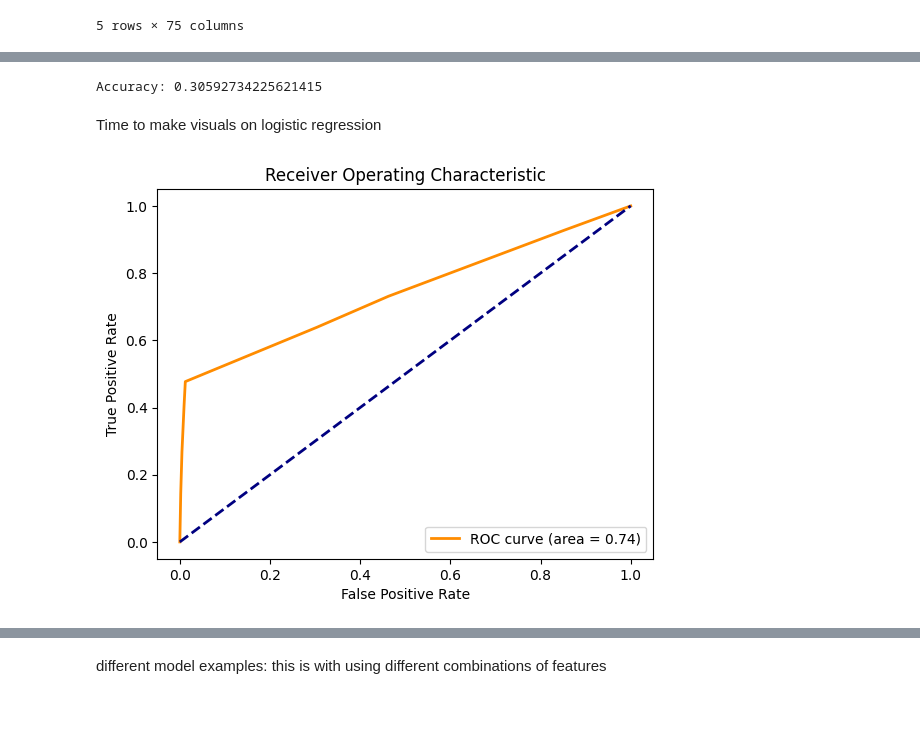
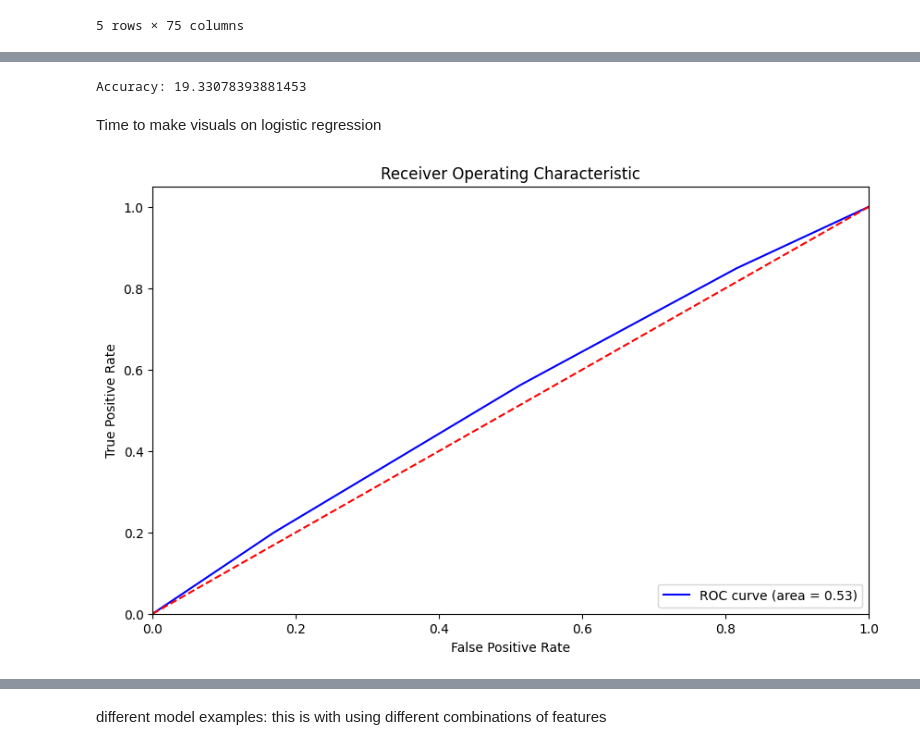
Before and after one commit to Girlcoding22/INDENG142_Sp25, a Jupyter notebook: Logistic_regression.ipynb, the cells around one changed output, grey strips where cells are left out. Cells and saved outputs as stored; diff of their text form; code cells hidden in the pictures; blank space fills up the shorter version.

Commit message:
Logistic reg d3
changed the y values to be cluster instead of revenue. shows better results to work with. having issues at times though.

```diff
--- a/Logistic_regression.ipynb
+++ b/Logistic_regression.ipynb
@@ -198,7 +209,7 @@ Index(['index', 'Date', 'Customer Gender', 'Sub Category', 'Quantity',
 # %%
 # Define features and target
 X = df_encoded[['Country_United States', 'Product Category_Accessories']]  # Example features
-y = df_encoded['Revenue']  # Target variable
+y = df_logis['Cluster']  # Target variable
 
 # Generate polynomial features
 poly = PolynomialFeatures(degree=2, interaction_only=False, include_bias=False)
@@ -218,35 +229,32 @@ y_pred = log_model.predict(X_test)
 accuracy = accuracy_score(y_test, y_pred)
 print("Accuracy:", (100 * accuracy))
 # %% [output]
-Accuracy: 0.30592734225621415
+Accuracy: 19.33078393881453
 # %% [markdown]
 Time to make visuals on logistic regression
 # %%
 # Compute ROC curve and AUC
-# Convert the target variable to binary (e.g., revenue > threshold)
-threshold = 500  # Example threshold
-y_fet_binary = (y_fet > threshold).astype(int)
 
-# Retrain the model with the binary target variable
-model_fet_binary = LogisticRegression()
-model_fet_binary.fit(X_train_fet, y_train_fet > threshold)
+# Binarize the output for multiclass ROC (e.g., for class 1)
+y_test_bin = label_binarize(y_test, classes=np.unique(y_test))
+# Get predicted probabilities for class 1 (or any class index you want)
+y_score = log_model.predict_proba(X_test)[:, 1]  # Change 1 to the class index you want
 
-# Use predict_proba to get probabilities
-y_prob = model_fet_binary.predict_proba(X_test_fet)[:, 1]  # Probabilities for the positive class
-fpr, tpr, thresholds = roc_curve(y_test_fet > threshold, y_prob)
+fpr, tpr, thresholds = roc_curve(y_test_bin[:, 1], y_score)
 roc_auc = auc(fpr, tpr)
-
 # Plot ROC curve
-plt.figure()
-plt.plot(fpr, tpr, color='darkorange', lw=2, label=f'ROC curve (area = {roc_auc:.2f})')
-plt.plot([0, 1], [0, 1], color='navy', lw=2, linestyle='--')
+plt.figure(figsize=(10, 6))
+plt.plot(fpr, tpr, color='blue', label='ROC curve (area = %0.2f)' % roc_auc)
+plt.plot([0, 1], [0, 1], color='red', linestyle='--')
+plt.xlim([0.0, 1.0])
+plt.ylim([0.0, 1.05])
 plt.xlabel('False Positive Rate')
 plt.ylabel('True Positive Rate')
 plt.title('Receiver Operating Characteristic')
 plt.legend(loc='lower right')
 plt.show()
 # %% [output]
-[figure, old version]
+[figure, new version]
 # %%
 import seaborn as sns
 
```
Also changed, not shown: parts of 11 cells of this notebook, 1 other file.
